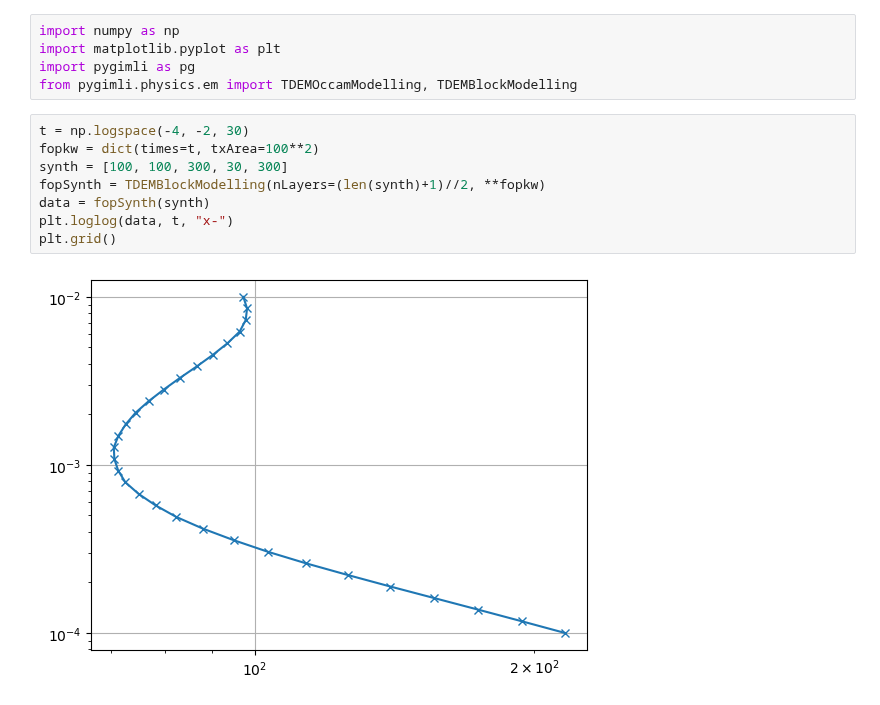
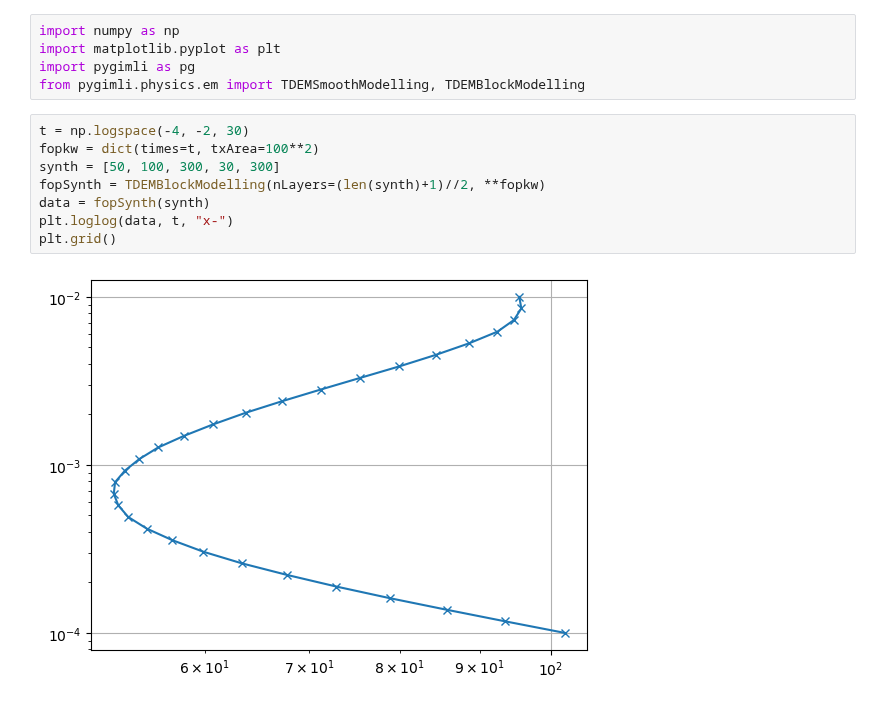
Before and after one commit to gimli-org/notebooks, a Jupyter notebook: tem/temoccam.ipynb, the cells around one changed output. Saved outputs shown, nothing was run; the diff lists cells and outputs as text.

```diff
--- a/tem/temoccam.ipynb
+++ b/tem/temoccam.ipynb
@@ -2,17 +2,17 @@
 import numpy as np
 import matplotlib.pyplot as plt
 import pygimli as pg
-from pygimli.physics.em import TDEMOccamModelling, TDEMBlockModelling
+from pygimli.physics.em import TDEMSmoothModelling, TDEMBlockModelling
 # %%
 t = np.logspace(-4, -2, 30)
 fopkw = dict(times=t, txArea=100**2)
-synth = [100, 100, 300, 30, 300]
+synth = [50, 100, 300, 30, 300]
 fopSynth = TDEMBlockModelling(nLayers=(len(synth)+1)//2, **fopkw)
 data = fopSynth(synth)
 plt.loglog(data, t, "x-")
 plt.grid()
 # %% [output]
-[figure, old version]
+[figure, new version]
 # %%
 thk = np.logspace(0.5, 2, 20)
 print(sum(thk))
```
Also changed, not shown: parts of 3 cells of this notebook.
